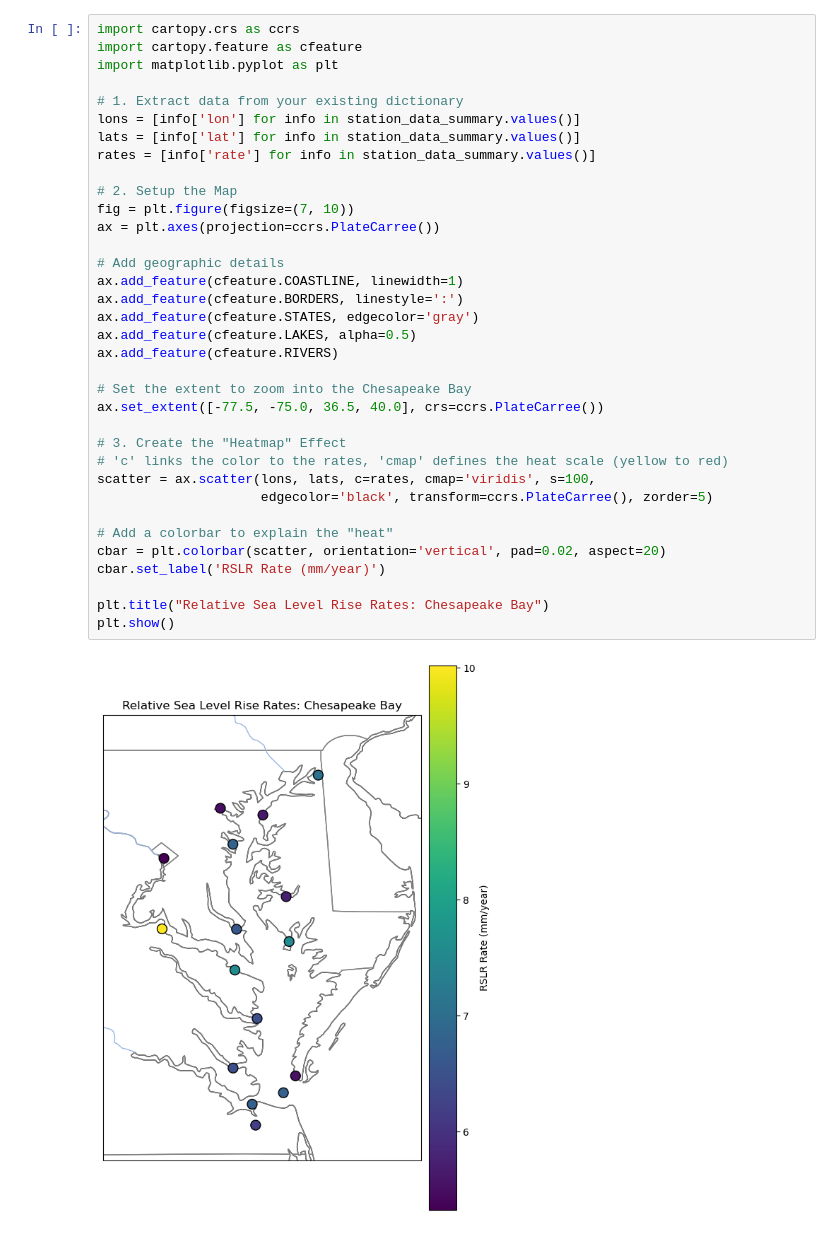
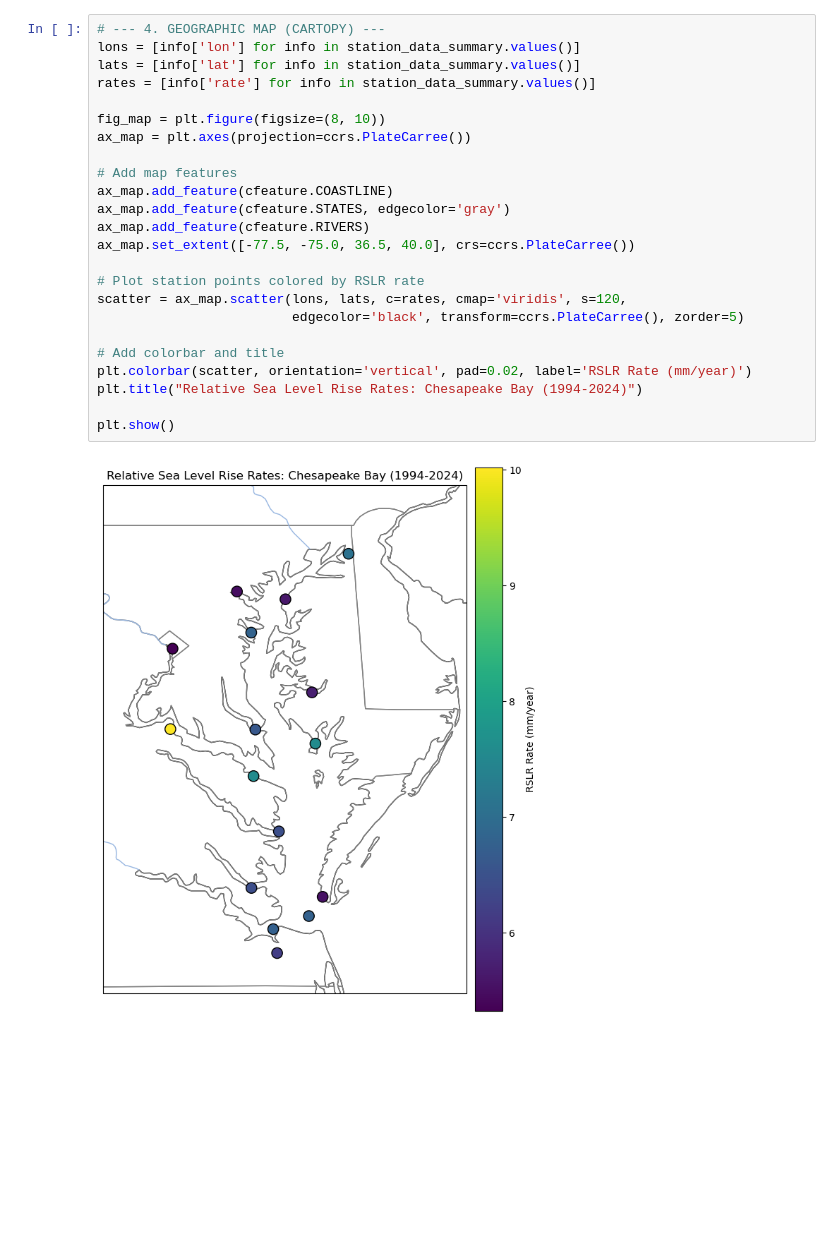
Before and after one commit to sealfonzachary/ISAT420_Semester_Project, a Jupyter notebook: TidalGaugeTest/MultiStation.ipynb, the cells around one changed output. Cells and saved outputs as stored; diff of their text form; blank space fills up the shorter version.

```diff
--- a/TidalGaugeTest/MultiStation.ipynb
+++ b/TidalGaugeTest/MultiStation.ipynb
@@ -262,37 +145,26 @@ Station ID   | Name                                | Lat      | Lon      | Rate
 # %%
-import cartopy.crs as ccrs
-import cartopy.feature as cfeature
-import matplotlib.pyplot as plt
-
-# 1. Extract data from your existing dictionary
+# --- 4. GEOGRAPHIC MAP (CARTOPY) ---
 lons = [info['lon'] for info in station_data_summary.values()]
 lats = [info['lat'] for info in station_data_summary.values()]
 rates = [info['rate'] for info in station_data_summary.values()]
 
-# 2. Setup the Map
-fig = plt.figure(figsize=(7, 10))
-ax = plt.axes(projection=ccrs.PlateCarree())
+fig_map = plt.figure(figsize=(8, 10))
+ax_map = plt.axes(projection=ccrs.PlateCarree())
 
-# Add geographic details
-ax.add_feature(cfeature.COASTLINE, linewidth=1)
-ax.add_feature(cfeature.BORDERS, linestyle=':')
-ax.add_feature(cfeature.STATES, edgecolor='gray')
-ax.add_feature(cfeature.LAKES, alpha=0.5)
-ax.add_feature(cfeature.RIVERS)
+# Add map features
+ax_map.add_feature(cfeature.COASTLINE)
+ax_map.add_feature(cfeature.STATES, edgecolor='gray')
+ax_map.add_feature(cfeature.RIVERS)
+ax_map.set_extent([-77.5, -75.0, 36.5, 40.0], crs=ccrs.PlateCarree())
 
-# Set the extent to zoom into the Chesapeake Bay
-ax.set_extent([-77.5, -75.0, 36.5, 40.0], crs=ccrs.PlateCarree())
+# Plot station points colored by RSLR rate
+scatter = ax_map.scatter(lons, lats, c=rates, cmap='viridis', s=120,
+                         edgecolor='black', transform=ccrs.PlateCarree(), zorder=5)
 
-# 3. Create the "Heatmap" Effect
-# 'c' links the color to the rates, 'cmap' defines the heat scale (yellow to red)
-scatter = ax.scatter(lons, lats, c=rates, cmap='viridis', s=100,
-                     edgecolor='black', transform=ccrs.PlateCarree(), zorder=5)
+# Add colorbar and title
+plt.colorbar(scatter, orientation='vertical', pad=0.02, label='RSLR Rate (mm/year)')
+plt.title("Relative Sea Level Rise Rates: Chesapeake Bay (1994-2024)")
 
-# Add a colorbar to explain the "heat"
-cbar = plt.colorbar(scatter, orientation='vertical', pad=0.02, aspect=20)
-cbar.set_label('RSLR Rate (mm/year)')
-
-plt.title("Relative Sea Level Rise Rates: Chesapeake Bay")
 plt.show()
 # %% [output]
-[figure, old version]
+[figure, new version]
```
Also changed, not shown: parts of 5 cells of this notebook, 23 other files.
